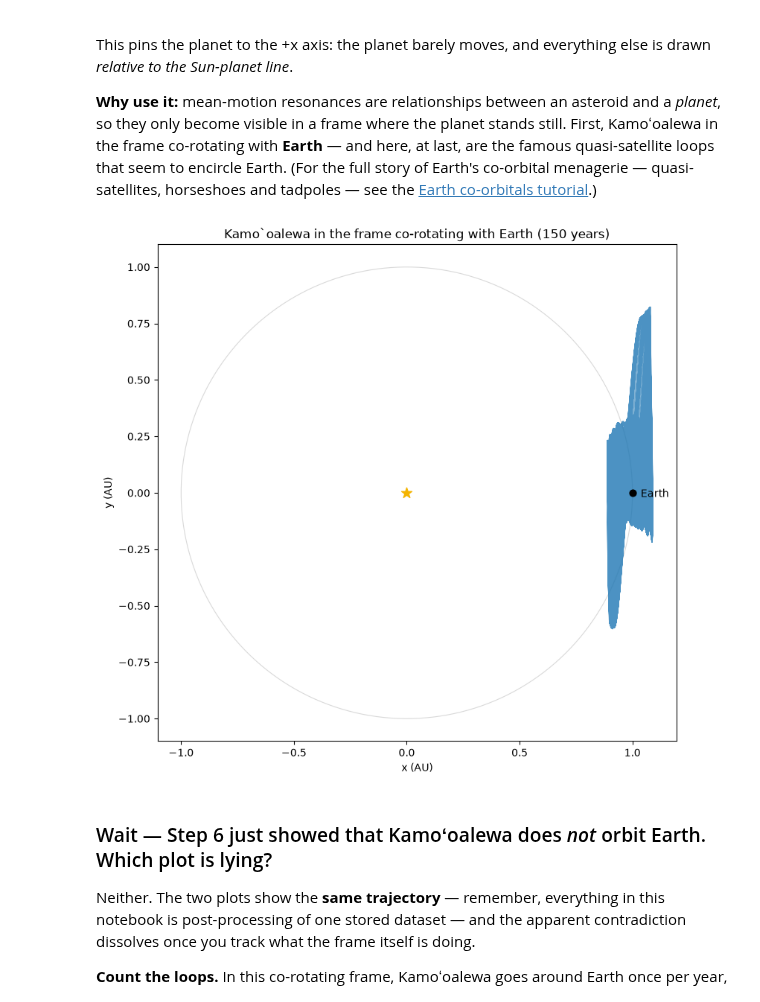
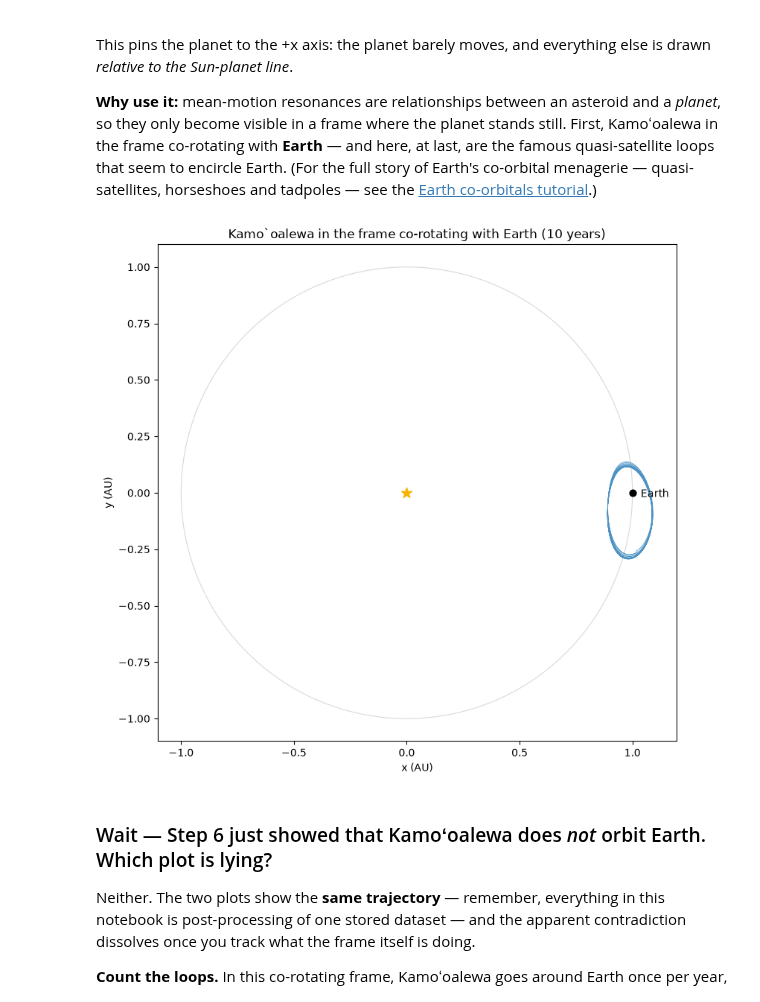
Before and after one commit to Smithsonian/mpc-public, a Jupyter notebook: docs-public/docs/tutorials/notebooks/mpc_tutorial_orbit_frames.ipynb, the cells around one changed output. Drawn from its saved outputs; the diff is of its cells as text; code cells hidden in the pictures.

Commit message:
docs: match Frame 4 quasi-satellite figure span to Frame 3 (10 years)

```diff
--- a/docs-public/docs/tutorials/notebooks/mpc_tutorial_orbit_frames.ipynb
+++ b/docs-public/docs/tutorials/notebooks/mpc_tutorial_orbit_frames.ipynb
@@ -367,24 +367,25 @@ This pins the planet to the +x axis: the planet barely moves, and everything els
 # %%
 # Earth's true longitude at each output, and the rotation that pins it
 theta_e = np.arctan2(helio("earth")[:, 1], helio("earth")[:, 0])
 kam_rot = rotate(helio("kam"), theta_e)
 
-n150 = int(150 * 365.25 / dt_out)
+nYears = 10
+nSteps = int(nYears * 365.25 / dt_out)
 th = np.linspace(0, 2 * np.pi, 200)
 
 fig, ax = plt.subplots(figsize=(8, 8))
 ax.plot(np.cos(th), np.sin(th), color="0.85", lw=0.8, zorder=0)  # Earth's orbit
-ax.plot(kam_rot[:n150, 0], kam_rot[:n150, 1], color="#1f77b4", lw=0.5, alpha=0.8)
+ax.plot(kam_rot[:nSteps, 0], kam_rot[:nSteps, 1], color="#1f77b4", lw=0.5, alpha=0.8)
 ax.scatter([1], [0], s=40, color="black", zorder=5)
 ax.annotate("Earth", (1, 0), textcoords="offset points", xytext=(8, -4), fontsize=10)
 ax.scatter([0], [0], marker="*", s=110, color="#f4b400", zorder=5)
 ax.set_aspect("equal")
 ax.set_xlabel("x (AU)"); ax.set_ylabel("y (AU)")
-ax.set_title("Kamo`oalewa in the frame co-rotating with Earth (150 years)")
+ax.set_title(f"Kamo`oalewa in the frame co-rotating with Earth ({nYears} years)")
 fig.tight_layout()
 plt.show()
 # %% [output]
-[figure, old version]
+[figure, new version]
 # %% [markdown]
 ### Wait — Step 6 just showed that Kamoʻoalewa does *not* orbit Earth. Which plot is lying?
 
```
Also changed, not shown: parts of 3 cells of this notebook.
